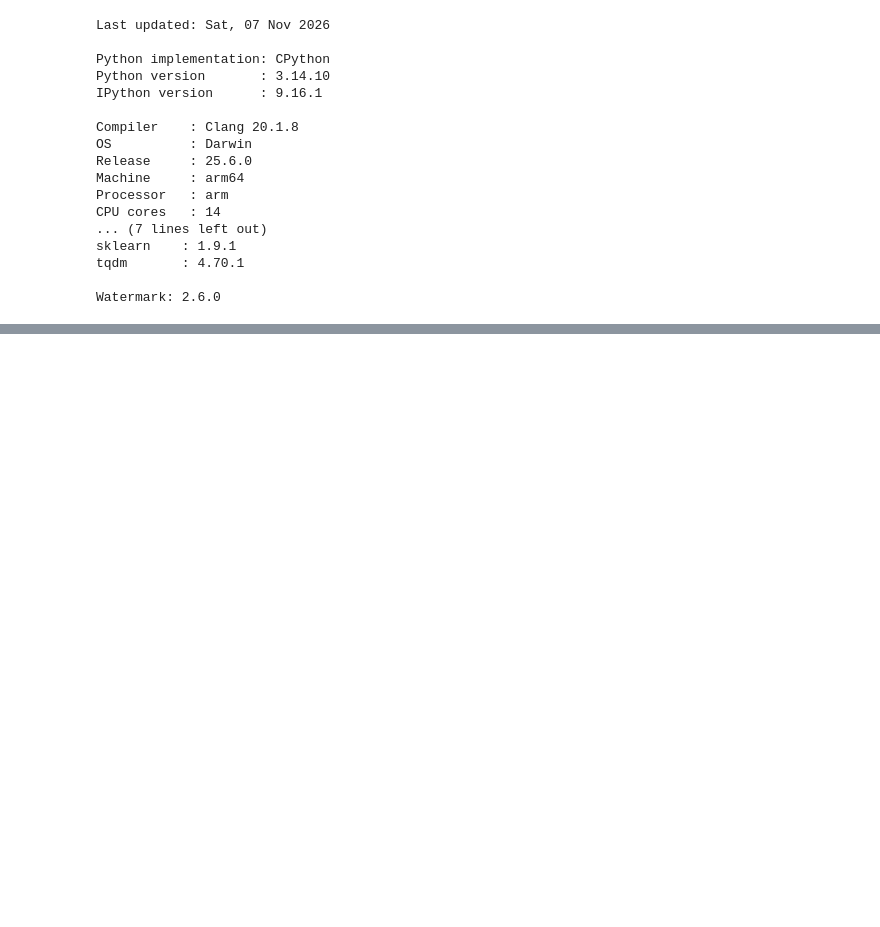
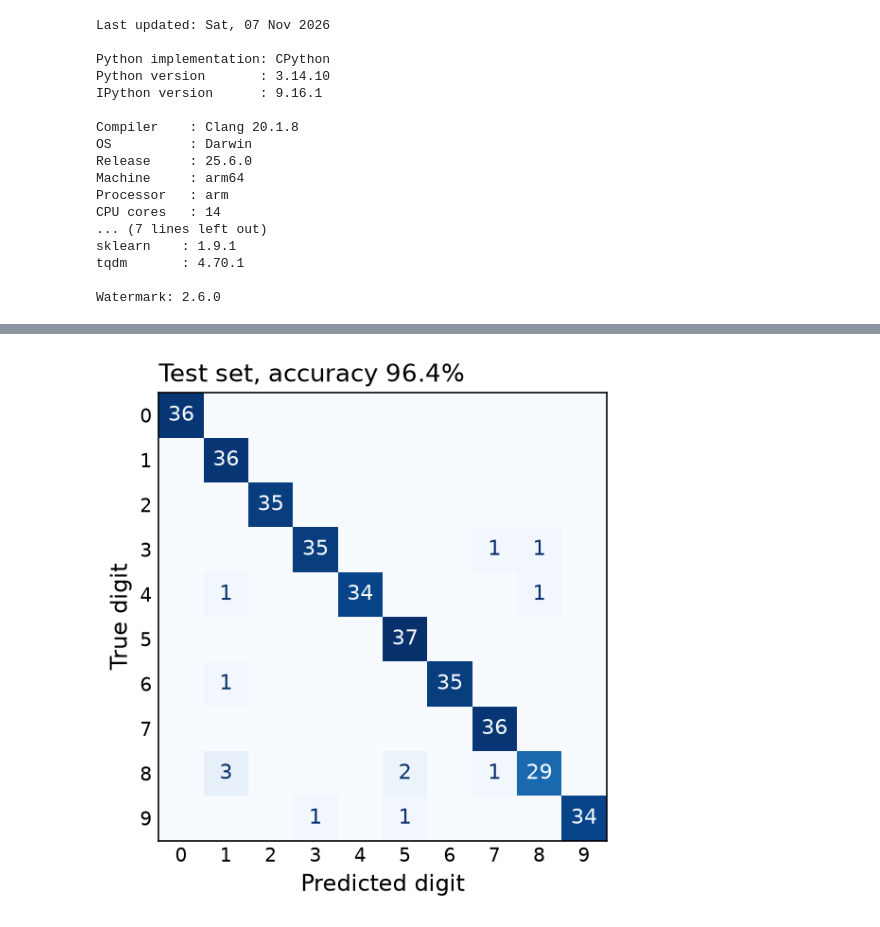
Before and after one commit to pymc-devs/pytensor-ml, a Jupyter notebook: examples/feed_forward/digits_feed_forward.ipynb, the cells around one changed output, grey strips where cells are left out. Cells and saved outputs as stored; diff of their text form; code cells hidden in the pictures; blank space fills up the shorter version.

Commit message:
Give the digits example a square confusion-matrix thumbnail

```diff
--- a/examples/feed_forward/digits_feed_forward.ipynb
+++ b/examples/feed_forward/digits_feed_forward.ipynb
@@ -234,0 +240,15 @@ Watermark: 2.6.0
+# %%
+fig, ax = plt.subplots(figsize=(4, 4), dpi=144, layout="constrained")
+confusion_display = ConfusionMatrixDisplay.from_predictions(
+    y_test, y_test_pred, cmap="Blues", ax=ax, colorbar=False, text_kw={"fontsize": 11}
+)
+for text in confusion_display.text_.ravel():
+    text.set_visible(text.get_text() != "0")
+
+ax.set_title(f"Test set, accuracy {test_accuracy:.1%}", loc="left", fontsize=13)
+ax.set_xlabel("Predicted digit", fontsize=12)
+ax.set_ylabel("True digit", fontsize=12)
+ax.tick_params(length=0, labelsize=10)
+plt.show()
+# %% [output]
+[figure, added]
```
Also changed, not shown: parts of 1 cell of this notebook.
